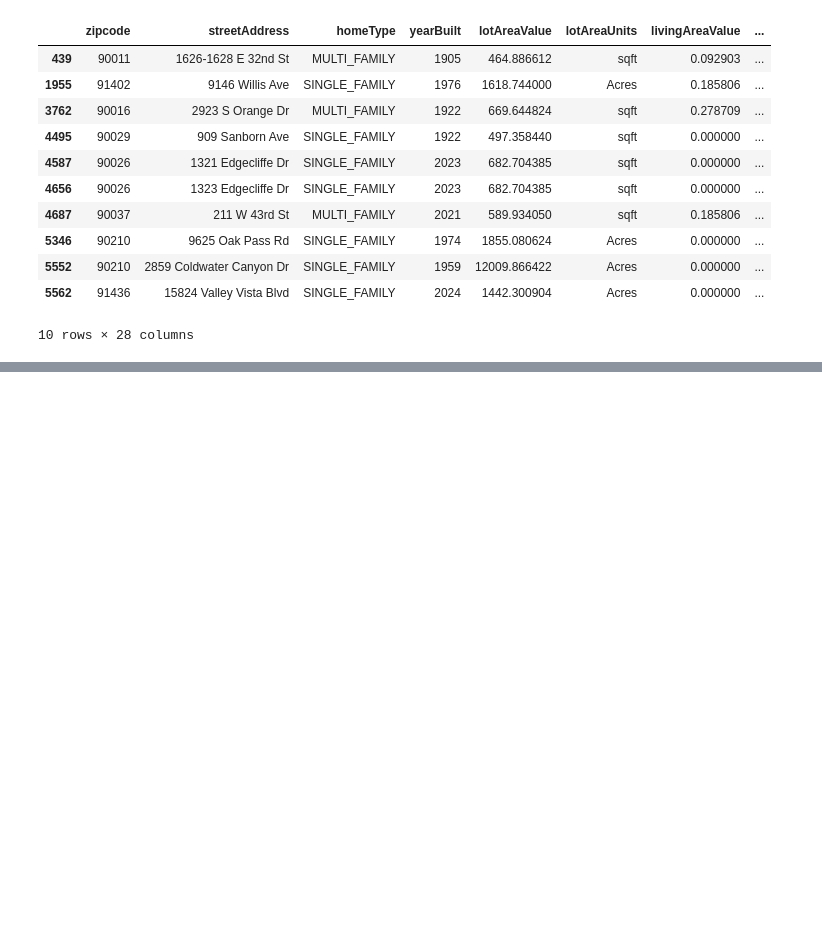
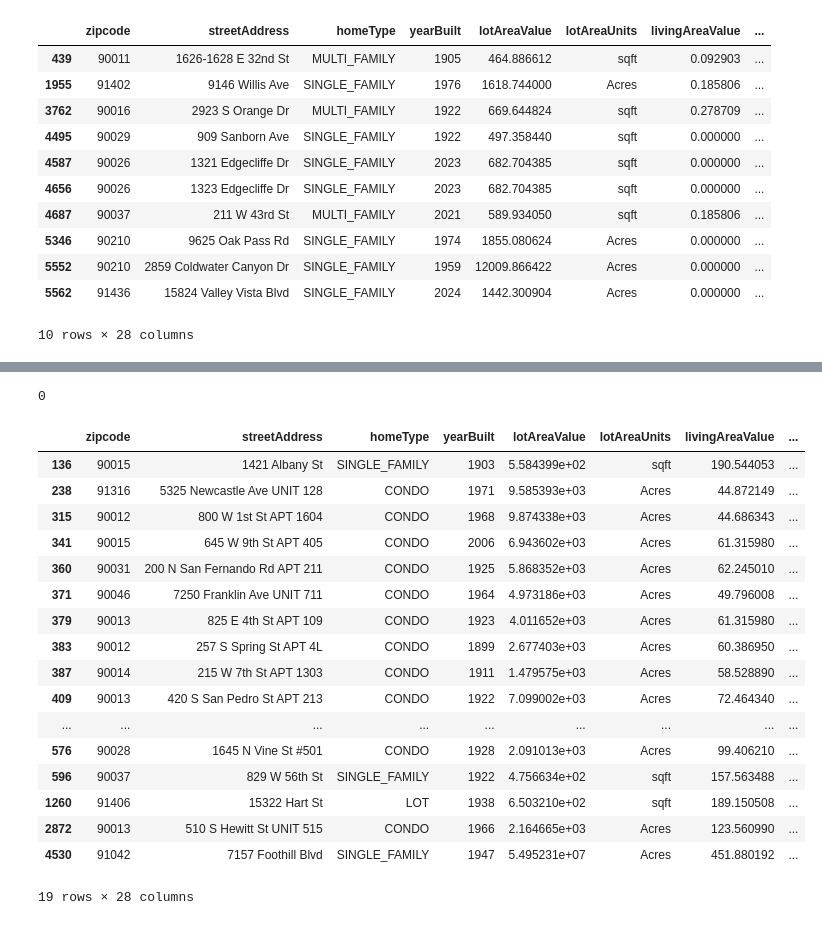
Before and after one commit to MAmin-y/House-price-analysis-and-prediction-LA-2024, a Jupyter notebook: analysis.ipynb, the cells around one changed output, grey strips where cells are left out. Cells and saved outputs as stored; diff of their text form; code cells hidden in the pictures; blank space fills up the shorter version.

```diff
--- a/analysis.ipynb
+++ b/analysis.ipynb
@@ -317,0 +393,4 @@ df.loc[df['livingAreaValue'] < 1, 'livingAreaValue'] = df['lotAreaValue']
+# %%
+df.drop(index=[4329,510,3634]	, inplace=True)
+# %%
+df.drop(index=[3699]	, inplace=True)
@@ -317,0 +441,3 @@ df.loc[df['livingAreaValue'] < 1, 'livingAreaValue'] = df['lotAreaValue']
+# %%
+#drop all bathrooms==0
+df.dropna(subset=["bedrooms"], inplace=True)
@@ -317,0 +459,27 @@ df.loc[df['livingAreaValue'] < 1, 'livingAreaValue'] = df['lotAreaValue']
+# %%
+df["bedrooms"].isna().sum()
+# %% [output]
+0
+# %%
+df["bedrooms"] = df["bedrooms"].astype(int)
+# %%
+df[df["bedrooms"] ==0]
+# %% [output]
+|  | zipcode | streetAddress | homeType | yearBuilt | lotAreaValue | lotAreaUnits | livingAreaValue | ... |
+| 136 | 90015 | 1421 Albany St | SINGLE_FAMILY | 1903 | 5.584399e+02 | sqft | 190.544053 | ... |
+| 238 | 91316 | 5325 Newcastle Ave UNIT 128 | CONDO | 1971 | 9.585393e+03 | Acres | 44.872149 | ... |
+| 315 | 90012 | 800 W 1st St APT 1604 | CONDO | 1968 | 9.874338e+03 | Acres | 44.686343 | ... |
+| 341 | 90015 | 645 W 9th St APT 405 | CONDO | 2006 | 6.943602e+03 | Acres | 61.315980 | ... |
+| 360 | 90031 | 200 N San Fernando Rd APT 211 | CONDO | 1925 | 5.868352e+03 | Acres | 62.245010 | ... |
+| 371 | 90046 | 7250 Franklin Ave UNIT 711 | CONDO | 1964 | 4.973186e+03 | Acres | 49.796008 | ... |
+| 379 | 90013 | 825 E 4th St APT 109 | CONDO | 1923 | 4.011652e+03 | Acres | 61.315980 | ... |
+| 383 | 90012 | 257 S Spring St APT 4L | CONDO | 1899 | 2.677403e+03 | Acres | 60.386950 | ... |
+| 387 | 90014 | 215 W 7th St APT 1303 | CONDO | 1911 | 1.479575e+03 | Acres | 58.528890 | ... |
+| 409 | 90013 | 420 S San Pedro St APT 213 | CONDO | 1922 | 7.099002e+03 | Acres | 72.464340 | ... |
+| ... | ... | ... | ... | ... | ... | ... | ... | ... |
+| 576 | 90028 | 1645 N Vine St #501 | CONDO | 1928 | 2.091013e+03 | Acres | 99.406210 | ... |
+| 596 | 90037 | 829 W 56th St | SINGLE_FAMILY | 1922 | 4.756634e+02 | sqft | 157.563488 | ... |
+| 1260 | 91406 | 15322 Hart St | LOT | 1938 | 6.503210e+02 | sqft | 189.150508 | ... |
+| 2872 | 90013 | 510 S Hewitt St UNIT 515 | CONDO | 1966 | 2.164665e+03 | Acres | 123.560990 | ... |
+| 4530 | 91042 | 7157 Foothill Blvd | SINGLE_FAMILY | 1947 | 5.495231e+07 | Acres | 451.880192 | ... |
+19 rows × 28 columns
```
Also changed, not shown: parts of 16 cells of this notebook.
